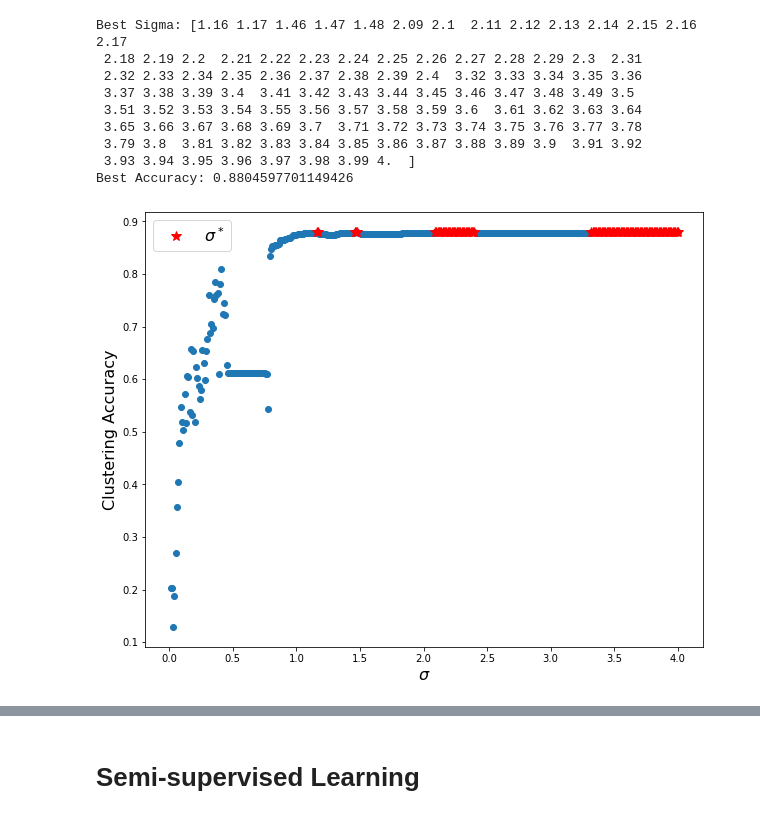
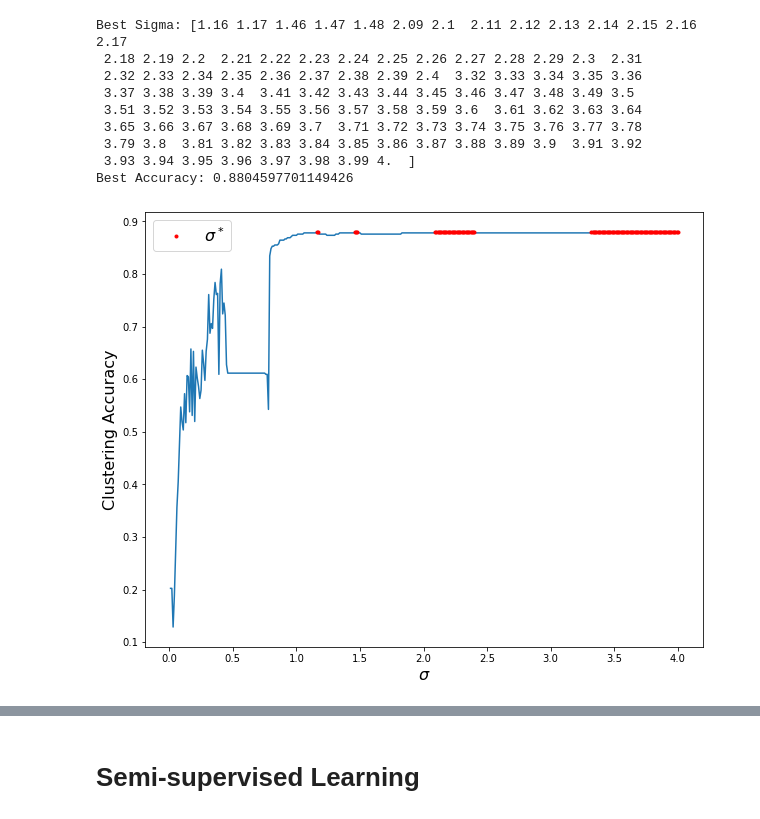
Before and after one commit to InfinityKing48/AMATH582, a Jupyter notebook: HW4/582_HW4.ipynb, the cells around one changed output, grey strips where cells are left out. Saved outputs shown, nothing was run; the diff lists cells and outputs as text; code cells hidden in the pictures.

```diff
--- a/HW4/582_HW4.ipynb
+++ b/HW4/582_HW4.ipynb
@@ -66,14 +66,14 @@ Best Sigma: [1.16 1.17 1.46 1.47 1.48 2.09 2.1  2.11 2.12 2.13 2.14 2.15 2.16 2.
 Best Accuracy: 0.8804597701149426
 # %%
 fig = plt.figure(figsize=(10,8))
-plt.scatter(sigma_space, accuracy_space)
-plt.plot(best_sigma, np.repeat(best_accuracy, len(best_sigma)), 'r*', markersize=10, label='$\sigma^*$')
+plt.plot(sigma_space, accuracy_space)
+plt.plot(best_sigma, np.repeat(best_accuracy, len(best_sigma)), 'r.', label='$\sigma^*$')
 plt.xlabel('$\sigma$', fontsize=16)
 plt.ylabel('Clustering Accuracy', fontsize=16)
 plt.legend(fontsize=16)
 plt.show()
 # %% [output]
-[figure, old version]
+[figure, new version]
 # %%
 sigma_part = sigma_space[sigma_space > 1]
 accuracy_part = np.array(accuracy_space)[sigma_space > 1]
```
Also changed, not shown: parts of 8 cells of this notebook.
